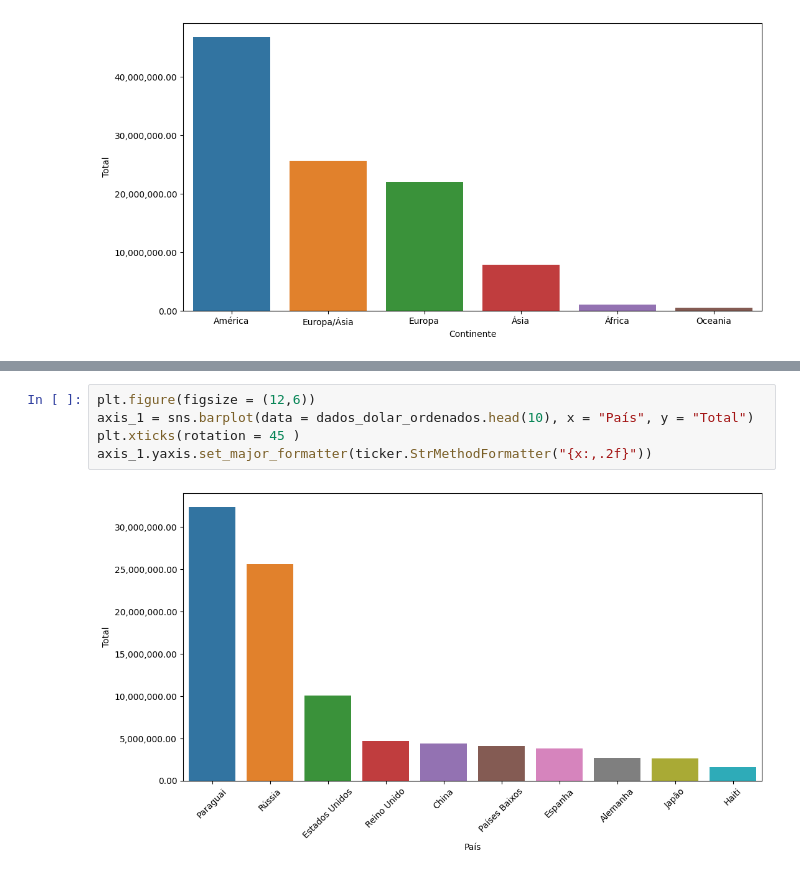
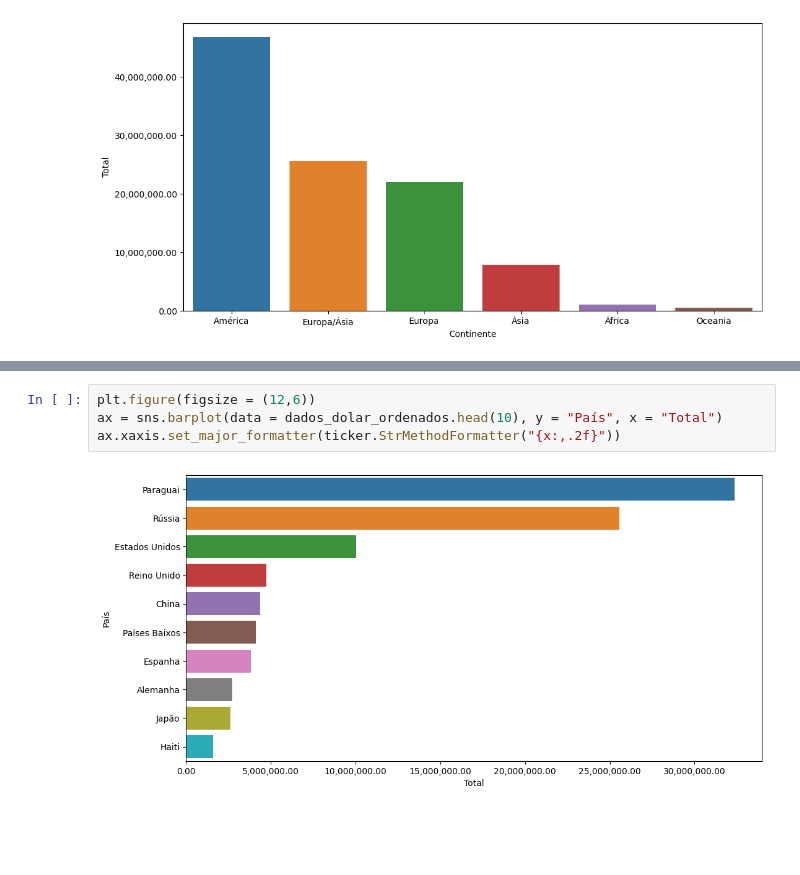
Before and after one commit to afonsosr2/techchallenge-grupo51, a Jupyter notebook: Desafio-vinhos.ipynb, the cells around one changed output, grey strips where cells are left out. Cells and saved outputs as stored; diff of their text form; blank space fills up the shorter version.

```diff
--- a/Desafio-vinhos.ipynb
+++ b/Desafio-vinhos.ipynb
@@ -198,8 +198,7 @@ dados_dolar_ordenados.head()
 | 21 | 29 | China | 30390 | 25926 | 482400 | 2358 | 334867 | 642177 | 279956 | ... |
 # %%
 plt.figure(figsize = (12,6))
-axis_1 = sns.barplot(data = dados_dolar_ordenados.head(10), x = "País", y = "Total")
-plt.xticks(rotation = 45 )
-axis_1.yaxis.set_major_formatter(ticker.StrMethodFormatter("{x:,.2f}"))
+ax = sns.barplot(data = dados_dolar_ordenados.head(10), y = "País", x = "Total")
+ax.xaxis.set_major_formatter(ticker.StrMethodFormatter("{x:,.2f}"))
 # %% [output]
-[figure, old version]
+[figure, new version]
```
